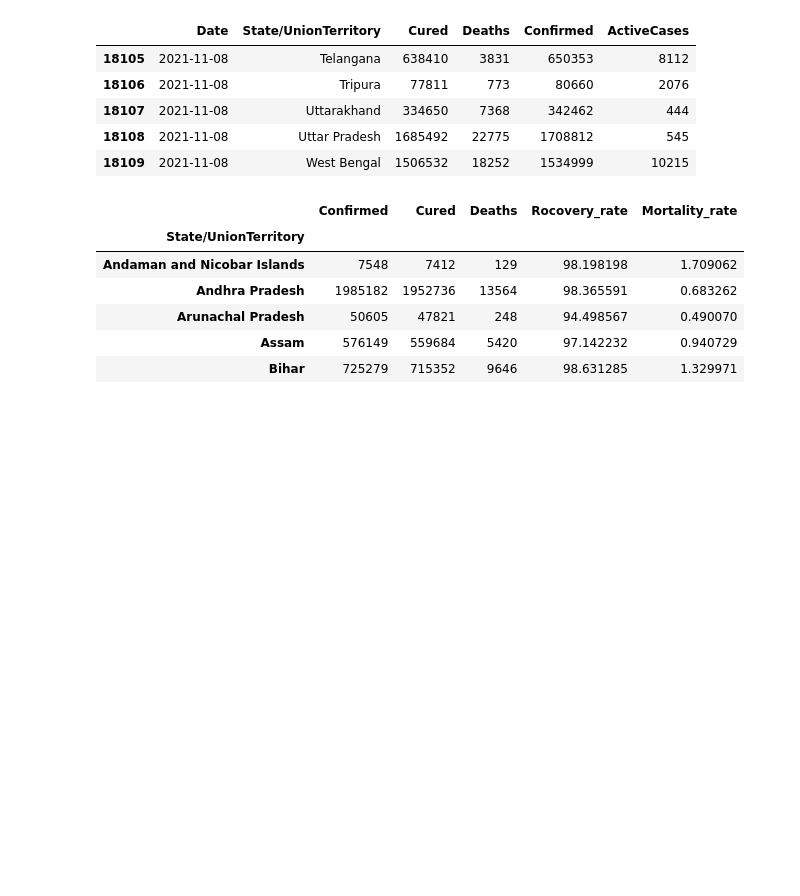
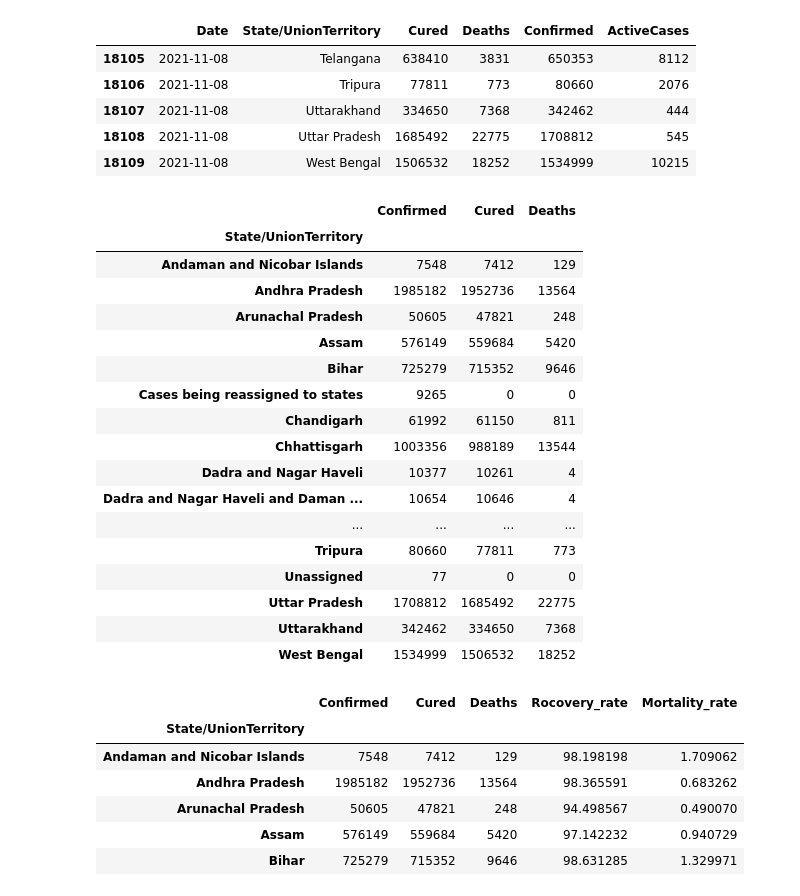
Before and after one commit to pujadeviM/Global._Covid19._-Analysis, a Jupyter notebook: Covid_India.ipynb, the cells around one changed output. Cells and saved outputs as stored; diff of their text form; code cells hidden in the pictures; blank space fills up the shorter version.

```diff
--- a/Covid_India.ipynb
+++ b/Covid_India.ipynb
@@ -68,6 +80,26 @@ df_covid.tail()
 # %%
 statewise=pd.pivot_table(df_covid, values=['Confirmed','Deaths','Cured'],index=['State/UnionTerritory'],aggfunc=max)
 #a=df_covid.groupby('State/UnionTerritory') [['Confirmed','Deaths','Cured']].max()
+statewise
+# %% [output]
+|  | Confirmed | Cured | Deaths |
+| State/UnionTerritory |  |  |  |
+| Andaman and Nicobar Islands | 7548 | 7412 | 129 |
+| Andhra Pradesh | 1985182 | 1952736 | 13564 |
+| Arunachal Pradesh | 50605 | 47821 | 248 |
+| Assam | 576149 | 559684 | 5420 |
+| Bihar | 725279 | 715352 | 9646 |
+| Cases being reassigned to states | 9265 | 0 | 0 |
+| Chandigarh | 61992 | 61150 | 811 |
+| Chhattisgarh | 1003356 | 988189 | 13544 |
+| Dadra and Nagar Haveli | 10377 | 10261 | 4 |
+| Dadra and Nagar Haveli and Daman ... | 10654 | 10646 | 4 |
+| ... | ... | ... | ... |
+| Tripura | 80660 | 77811 | 773 |
+| Unassigned | 77 | 0 | 0 |
+| Uttar Pradesh | 1708812 | 1685492 | 22775 |
+| Uttarakhand | 342462 | 334650 | 7368 |
+| West Bengal | 1534999 | 1506532 | 18252 |
 # %%
 statewise['Rocovery_rate']=(statewise['Cured']*100) / statewise['Confirmed']
 # %%
```
Also changed, not shown: parts of 9 cells of this notebook.
